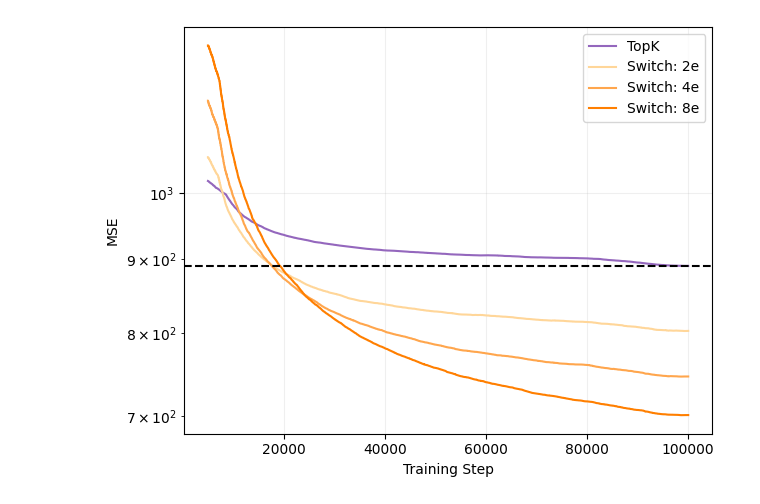
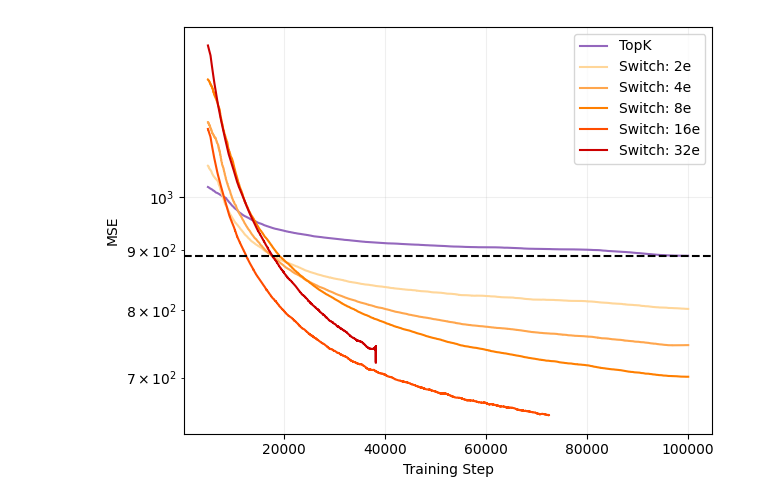
Before and after one commit to amudide/switch_sae, a Jupyter notebook: results/efficiency/efficiency.ipynb, the cells around one changed output. Drawn from its saved outputs; the diff is of its cells as text; code cells hidden in the pictures.

Commit message:
update efficiency plot

```diff
--- a/results/efficiency/efficiency.ipynb
+++ b/results/efficiency/efficiency.ipynb
@@ -50,32 +50,32 @@ switch32lb = switch32lb[(switch32lb['step'] > (4 * start - 1)) & (switch32lb['st
 # %%
 topk_smooth = pd.Series(topk['loss']).rolling(window=4000, center=True, min_periods=1).mean()
 switch2lb_smooth = pd.Series(switch2lb['loss']).rolling(window=4000, center=True, min_periods=1).mean()
 switch4lb_smooth = pd.Series(switch4lb['loss']).rolling(window=4000, center=True, min_periods=1).mean()
 switch8lb_smooth = pd.Series(switch8lb['loss']).rolling(window=4000, center=True, min_periods=1).mean()
-#switch16lb_smooth = pd.Series(switch16lb['loss']).rolling(window=4000, center=True, min_periods=1).mean()
-#switch32lb_smooth = pd.Series(switch32lb['loss']).rolling(window=4000, center=True, min_periods=1).mean()
+switch16lb_smooth = pd.Series(switch16lb['loss']).rolling(window=4000, center=True, min_periods=1).mean()
+switch32lb_smooth = pd.Series(switch32lb['loss']).rolling(window=4000, center=True, min_periods=1).mean()
 
 plt.plot(topk['step'], topk_smooth, label='TopK',  color='#9467bd')
 plt.plot(switch2lb['step'], switch2lb_smooth, label='Switch: 2e',  color='#FFD699')
 plt.plot(switch4lb['step'], switch4lb_smooth, label='Switch: 4e',  color='#FFA64D')
 plt.plot(switch8lb['step'], switch8lb_smooth, label='Switch: 8e',  color='#FF7F00')
-#plt.plot(switch16lb['step'] / 4, switch16lb_smooth, label='Switch: 16e',  color='#FF4D00')
-#plt.plot(switch32lb['step'] / 4, switch32lb_smooth, label='Switch: 32e',  color='#CC0000')
+plt.plot(switch16lb['step'] / 4, switch16lb_smooth, label='Switch: 16e',  color='#FF4D00')
+plt.plot(switch32lb['step'] / 4, switch32lb_smooth, label='Switch: 32e',  color='#CC0000')
 
 plt.axhline(y=list(topk_smooth)[-1], color='k', linestyle='--')
 
 #plt.xscale('log')
 plt.yscale('log')
 
 plt.xlabel("Training Step")
 plt.ylabel("MSE")
 
 plt.legend()
 
 plt.grid(True, which="major", ls="-", alpha=0.2)
 
 plt.tight_layout()
 plt.savefig("efficiency.png")
 plt.show()
 # %% [output]
-[figure, old version]
+[figure, new version]
```
Also changed, not shown: 3 other files.
